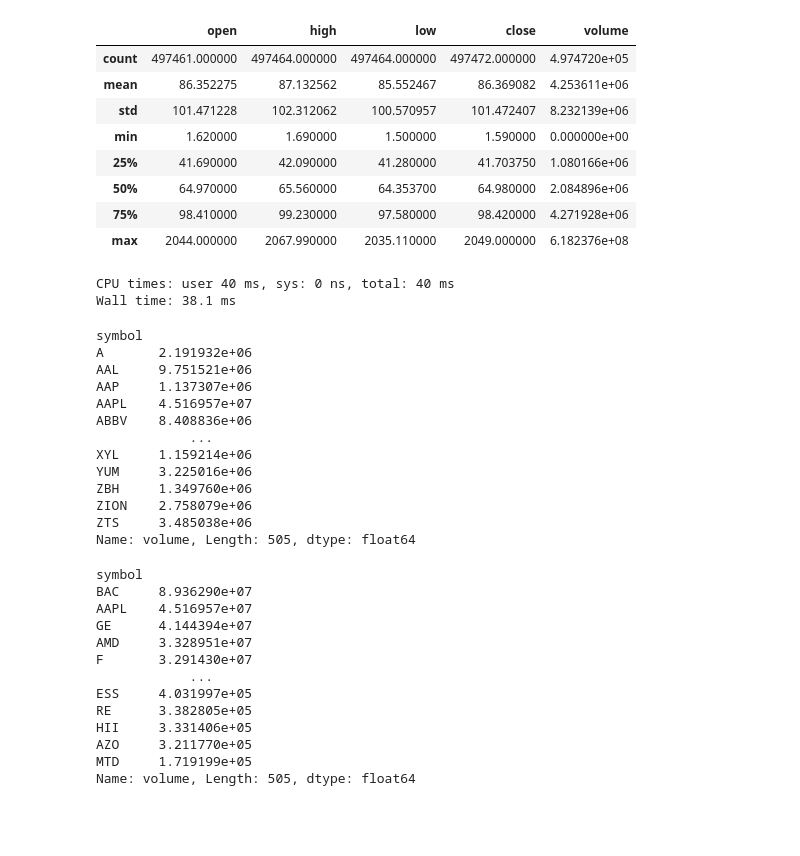
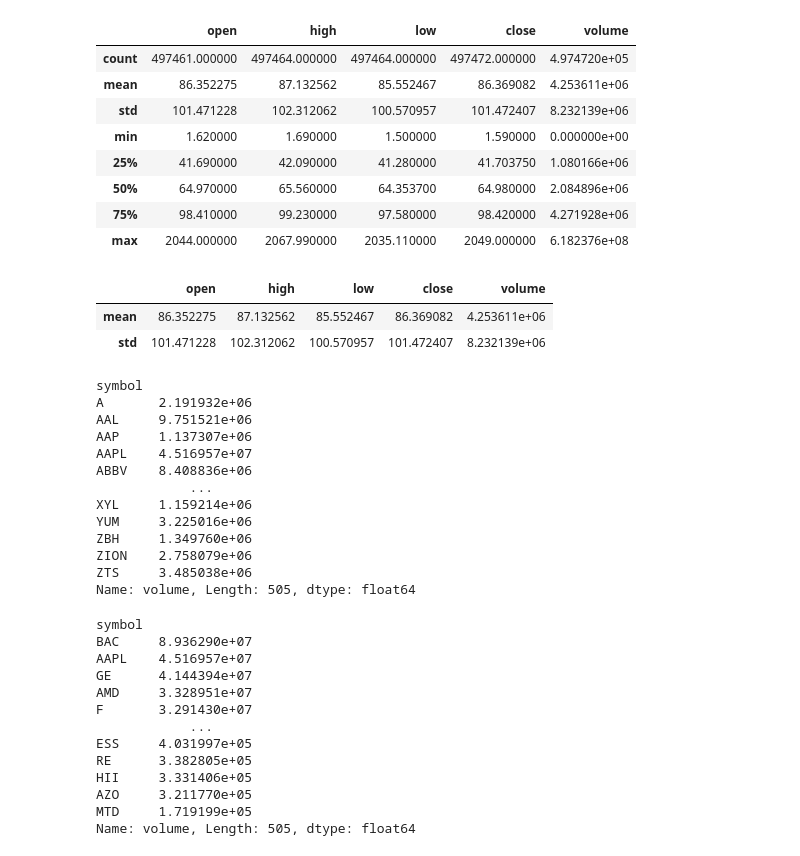
Before and after one commit to filipeclduarte/tutorial_julia_python_r, a Jupyter notebook: Python.ipynb, the cells around one changed output. Cells and saved outputs as stored; diff of their text form; code cells hidden in the pictures; blank space fills up the shorter version.

```diff
--- a/Python.ipynb
+++ b/Python.ipynb
@@ -269,25 +270,27 @@ sp500.describe()
 | 50% | 64.970000 | 65.560000 | 64.353700 | 64.980000 | 2.084896e+06 |
 | 75% | 98.410000 | 99.230000 | 97.580000 | 98.420000 | 4.271928e+06 |
 | max | 2044.000000 | 2067.990000 | 2035.110000 | 2049.000000 | 6.182376e+08 |
+# %%
+sp500.describe().loc[['mean', 'std']]
+# %% [output]
+|  | open | high | low | close | volume |
+| mean | 86.352275 | 87.132562 | 85.552467 | 86.369082 | 4.253611e+06 |
+| std | 101.471228 | 102.312062 | 100.570957 | 101.472407 | 8.232139e+06 |
 # %%
 # vamos fazer o grupo por symbol e calcular a média do volume
-
-%time sp500.groupby('symbol')['volume']\
-.agg('mean')
+sp500.groupby('symbol')['volume'].agg('mean')
 # %% [output]
-CPU times: user 40 ms, sys: 0 ns, total: 40 ms
-Wall time: 38.1 ms
+symbol
+A       2.191932e+06
+AAL     9.751521e+06
+AAP     1.137307e+06
+AAPL    4.516957e+07
+ABBV    8.408836e+06
+            ...
+XYL     1.159214e+06
+YUM     3.225016e+06
+ZBH     1.349760e+06
+ZION    2.758079e+06
+ZTS     3.485038e+06
+Name: volume, Length: 505, dtype: float64
-symbol
-A       2.191932e+06
-AAL     9.751521e+06
-AAP     1.137307e+06
-AAPL    4.516957e+07
-ABBV    8.408836e+06
-            ...
-XYL     1.159214e+06
-YUM     3.225016e+06
-ZBH     1.349760e+06
-ZION    2.758079e+06
-ZTS     3.485038e+06
-Name: volume, Length: 505, dtype: float64
 # %%
```
Also changed, not shown: parts of 7 cells of this notebook.
